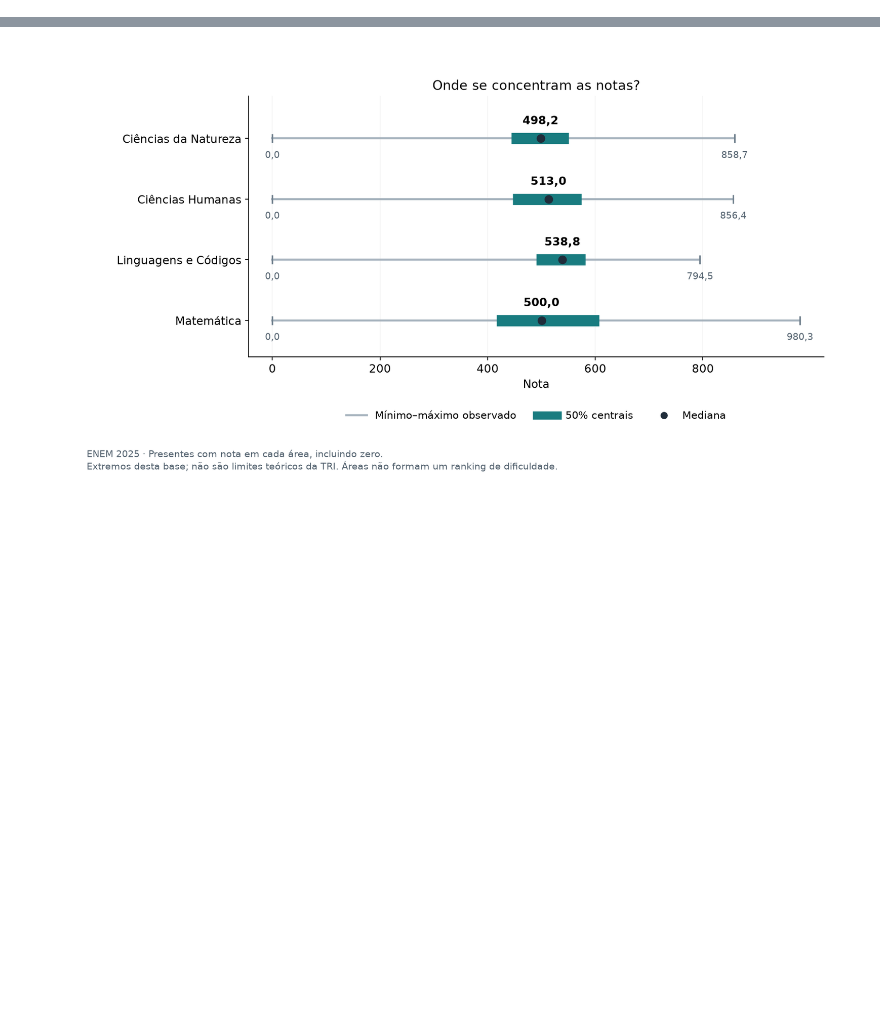
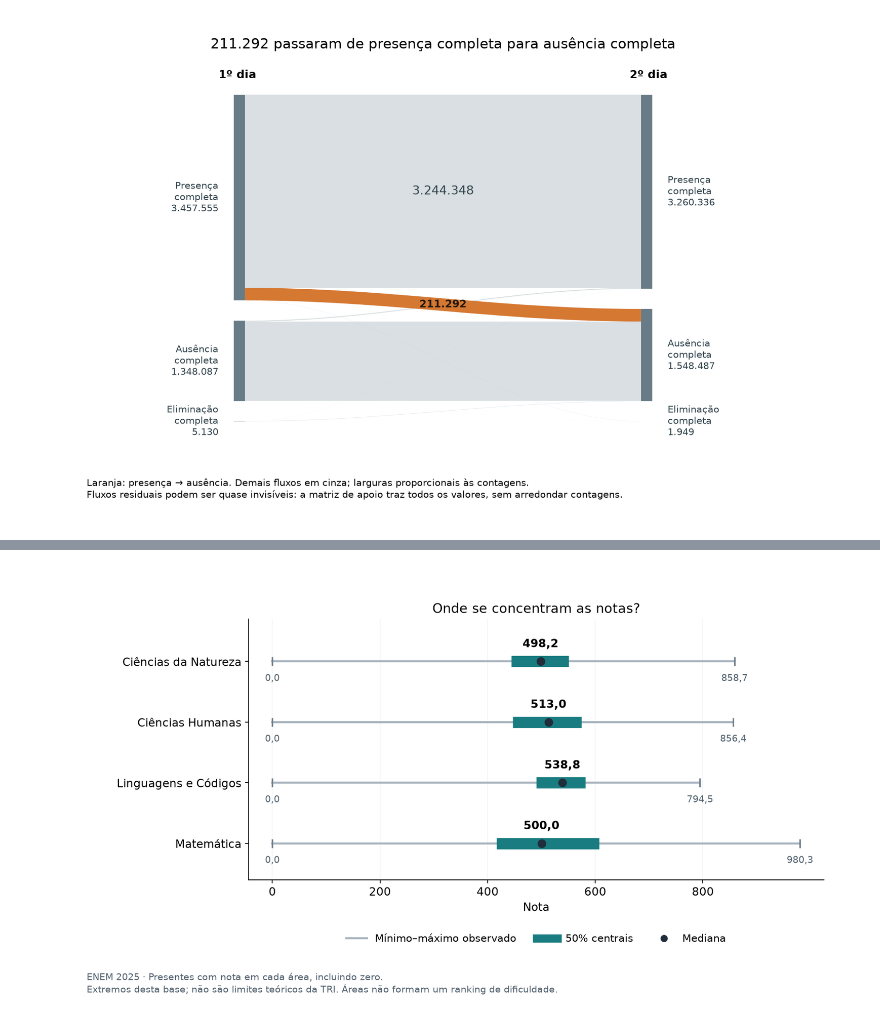
Before and after one commit to pachecosamuel/ENEM-Data-Analysis, a Jupyter notebook: apresentacao/visao_geral_2025.ipynb, the cells around one changed output, grey strips where cells are left out. Drawn from its saved outputs; the diff is of its cells as text; code cells hidden in the pictures; blank space fills up the shorter version.

```diff
--- a/apresentacao/visao_geral_2025.ipynb
+++ b/apresentacao/visao_geral_2025.ipynb
@@ -27,0 +56,4 @@ display(Image(filename=str(arquivos[0])))
+# %%
+display(Image(filename=str(figuras_participacao[1])))
+# %% [output]
+[figure, added]
```
Also changed, not shown: parts of 17 cells of this notebook, 20 other files.
